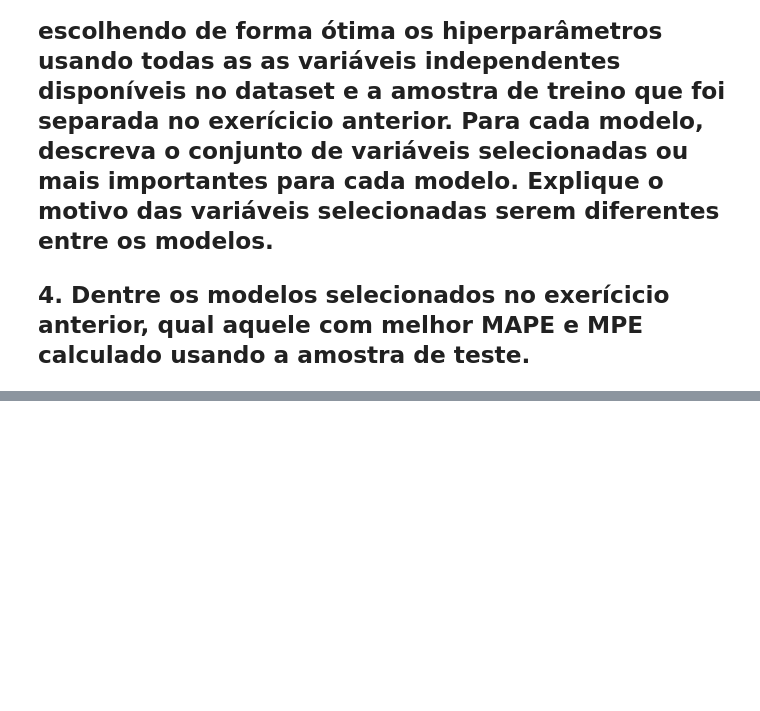
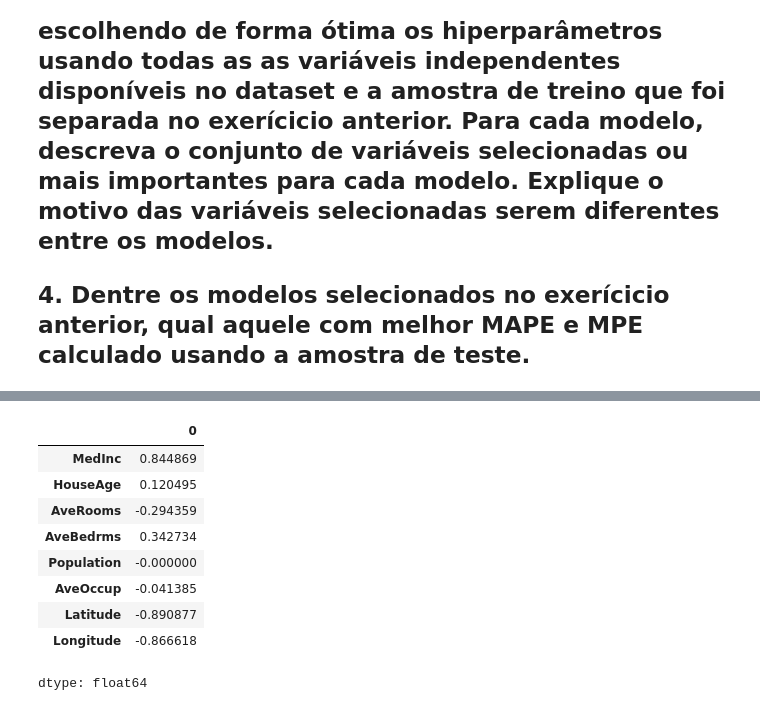
Before and after one commit to ronan-cunha/machine-learning-course, a Jupyter notebook: Notebooks/Problem_set_1.ipynb, the cells around one changed output, grey strips where cells are left out. Saved outputs shown, nothing was run; the diff lists cells and outputs as text; code cells hidden in the pictures; blank space fills up the shorter version.

```diff
--- a/Notebooks/Problem_set_1.ipynb
+++ b/Notebooks/Problem_set_1.ipynb
@@ -20,0 +25,23 @@ df_real['MEDV'] = housing.target
+# %%
+import numpy as np
+import pandas as pd
+import matplotlib.pyplot as plt
+import seaborn as sns
+
+from sklearn.datasets import fetch_california_housing
+from sklearn.model_selection import KFold, GridSearchCV
+from sklearn.preprocessing import StandardScaler
+from sklearn.model_selection import train_test_split
+from sklearn.linear_model import Ridge, Lasso, ElasticNet, LinearRegression
+from sklearn.pipeline import Pipeline
+from sklearn.metrics import (
+    mean_squared_error,
+    mean_absolute_error,
+    mean_absolute_percentage_error
+)
+
+
+# 1. Carregamento dos dados
+housing = fetch_california_housing()
+X = pd.DataFrame(housing.data, columns=housing.feature_names)
+y = housing.target
@@ -20,0 +131,16 @@ df_real['MEDV'] = housing.target
+# %%
+feature_names = X_train.columns
+lasso_model = best_models[1]['Model'].best_estimator_.named_steps['model']
+coefs_lasso = pd.Series(lasso_model.coef_, index=feature_names)
+coefs_lasso
+# %% [output]
+|  | 0 |
+| MedInc | 0.844869 |
+| HouseAge | 0.120495 |
+| AveRooms | -0.294359 |
+| AveBedrms | 0.342734 |
+| Population | -0.000000 |
+| AveOccup | -0.041385 |
+| Latitude | -0.890877 |
+| Longitude | -0.866618 |
+dtype: float64
```
Also changed, not shown: parts of 11 cells of this notebook.
